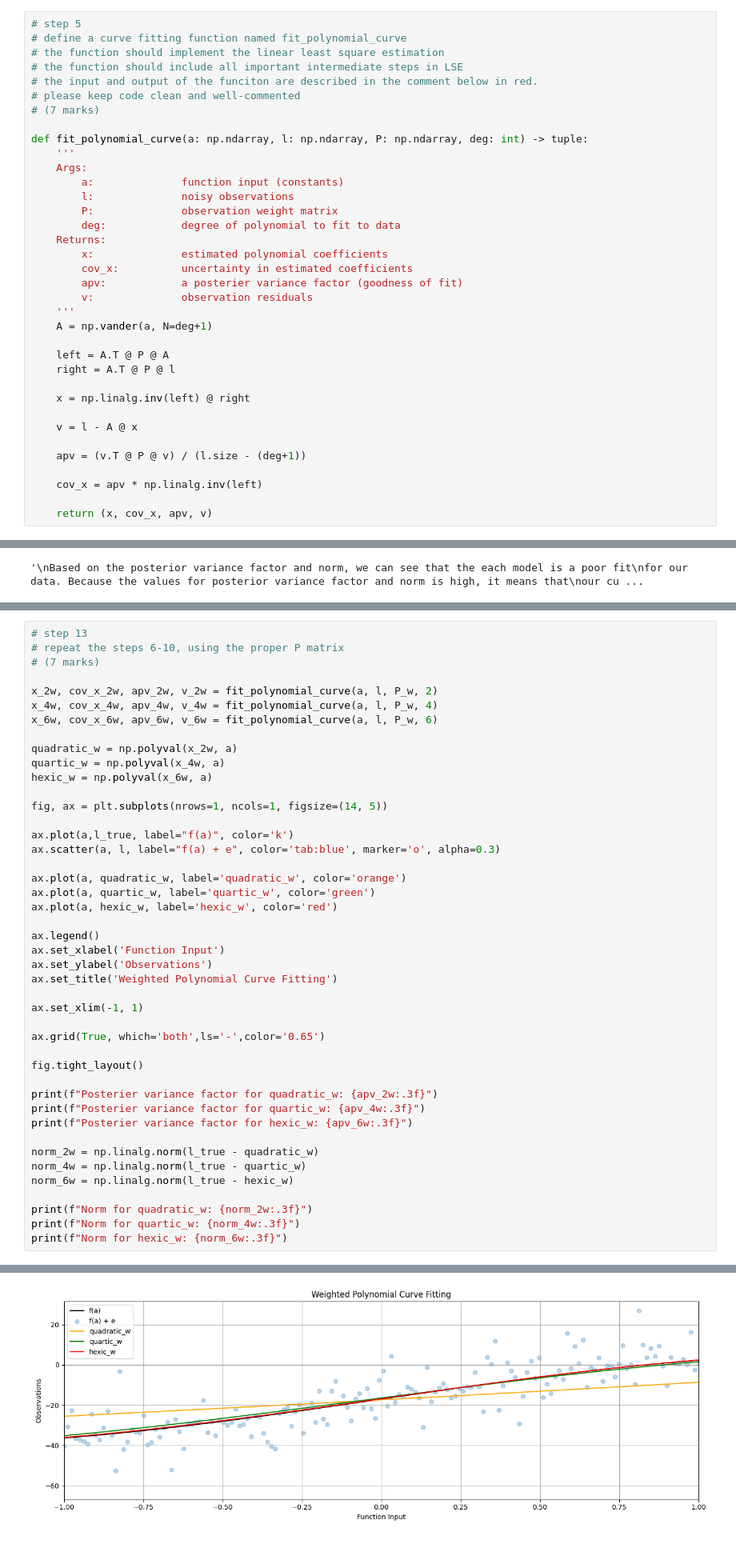
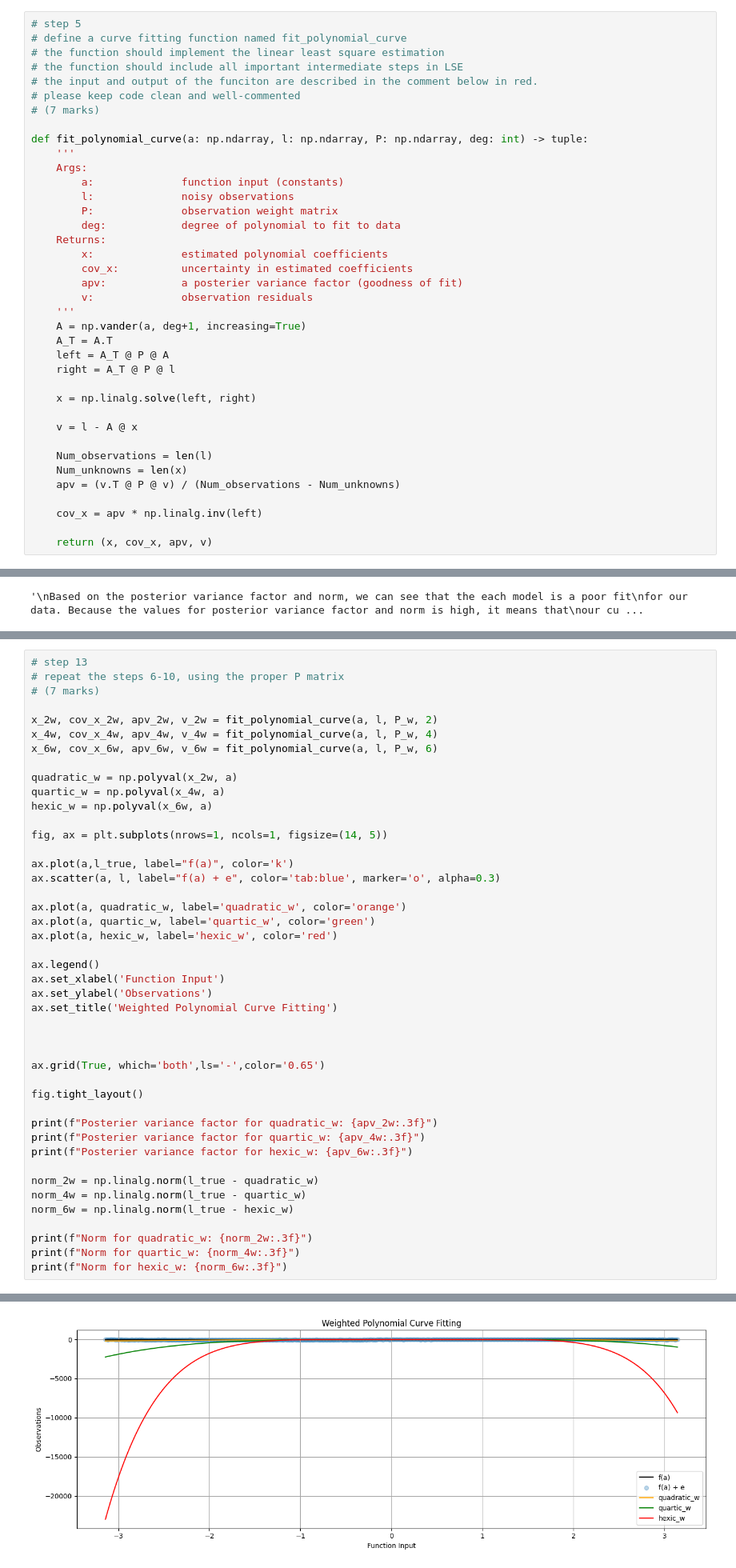
Before and after one commit to andrew-thai08/ENGG680_2025_Fall, a Jupyter notebook: Lab_Assignment1/Assignment1.ipynb, the cells around one changed output, grey strips where cells are left out. Shown at 80% size. Drawn from its saved outputs; the diff is of its cells as text.

```diff
--- a/Lab_Assignment1/Assignment1.ipynb
+++ b/Lab_Assignment1/Assignment1.ipynb
@@ -785,16 +785,18 @@ def fit_polynomial_curve(a: np.ndarray, l: np.ndarray, P: np.ndarray, deg: int)
         apv:            a posterier variance factor (goodness of fit)
         v:              observation residuals
     '''
-    A = np.vander(a, N=deg+1)
+    A = np.vander(a, deg+1, increasing=True)
+    A_T = A.T
+    left = A_T @ P @ A
+    right = A_T @ P @ l
 
-    left = A.T @ P @ A
-    right = A.T @ P @ l
-
-    x = np.linalg.inv(left) @ right
+    x = np.linalg.solve(left, right)
 
     v = l - A @ x
 
-    apv = (v.T @ P @ v) / (l.size - (deg+1))
+    Num_observations = len(l)
+    Num_unknowns = len(x)
+    apv = (v.T @ P @ v) / (Num_observations - Num_unknowns)
 
     cov_x = apv * np.linalg.inv(left)
 
@@ -919,7 +921,7 @@ ax.set_xlabel('Function Input')
 ax.set_ylabel('Observations')
 ax.set_title('Weighted Polynomial Curve Fitting')
 
-ax.set_xlim(-1, 1)
+
 
 ax.grid(True, which='both',ls='-',color='0.65')
 
@@ -946,4 +948,4 @@ Norm for hexic_w: 8.468
-[figure, old version]
+[figure, new version]
 # %%
 # step 14
 # Compare the results of a posterier variance factor and norm from unweighted LSE and weighted LSE, what phenomena do you observe? Explain this phenomena.
```
Also changed, not shown: parts of 3 cells of this notebook.
